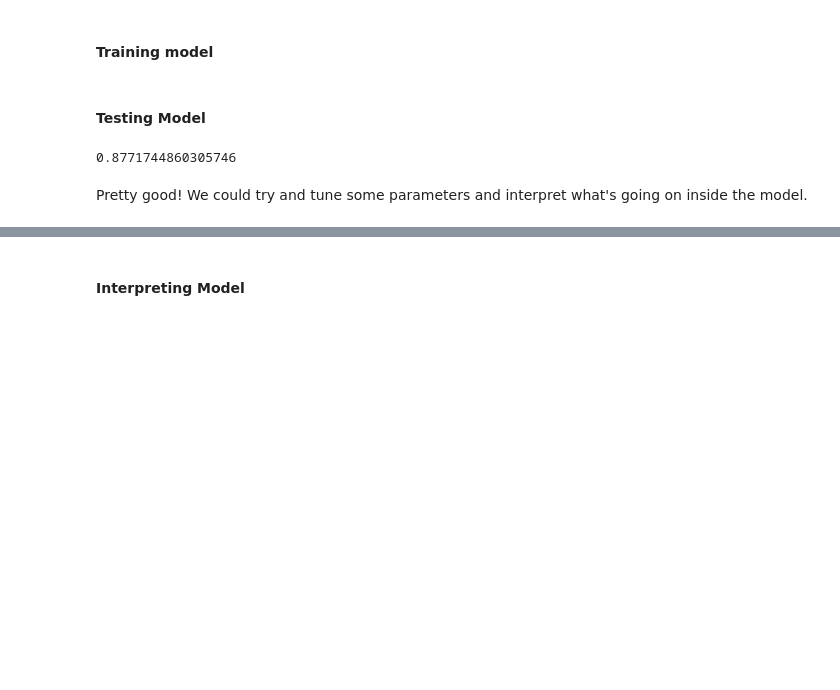
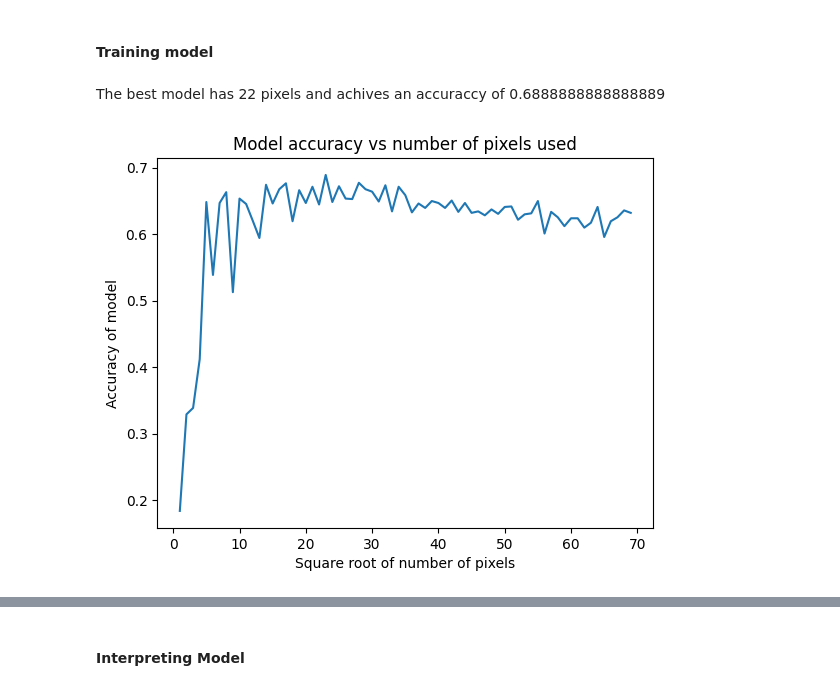
Before and after one commit to carterjandrew/STAT_5000_Final_Project, a Jupyter notebook: notebook.ipynb, the cells around one changed output, grey strips where cells are left out. Drawn from its saved outputs; the diff is of its cells as text; code cells hidden in the pictures; blank space fills up the shorter version.

```diff
--- a/notebook.ipynb
+++ b/notebook.ipynb
@@ -331,10 +294,0 @@ model.fit(list(df['Image Processed']), list(df['Label']));
-# %% [markdown]
-#### Testing Model
-# %%
-from sklearn.metrics import accuracy_score
-predictions = model.predict(list(df_test['Image Processed']))
-accuracy_score(predictions, df_test["Label"])
-# %% [output]
-0.8771744860305746
-# %% [markdown]
-Pretty good! We could try and tune some parameters and interpret what's going on inside the model.
@@ -340,0 +312,14 @@ Pretty good! We could try and tune some parameters and interpret what's going on
+# %%
+best = np.argmax(accuracies)
+model = models[best]
+image_size = (best+1, best+1)
+df["Image Processed"] = [np.ndarray.flatten(cv2.resize(image, image_size)) for image in df['Image']]
+df_test["Image Processed"] = [np.ndarray.flatten(cv2.resize(image, image_size)) for image in df_test['Image']]
+plt.plot(pixel_range, accuracies)
+plt.title("Model accuracy vs number of pixels used")
+plt.xlabel("Square root of number of pixels")
+plt.ylabel("Accuracy of model")
+display(Markdown(f"The best model has {best} pixels and achives an accuraccy of {accuracies[best]}"))
+# %% [output]
+The best model has 22 pixels and achives an accuraccy of 0.6888888888888889
+[figure, added]
```
Also changed, not shown: parts of 22 cells of this notebook.
